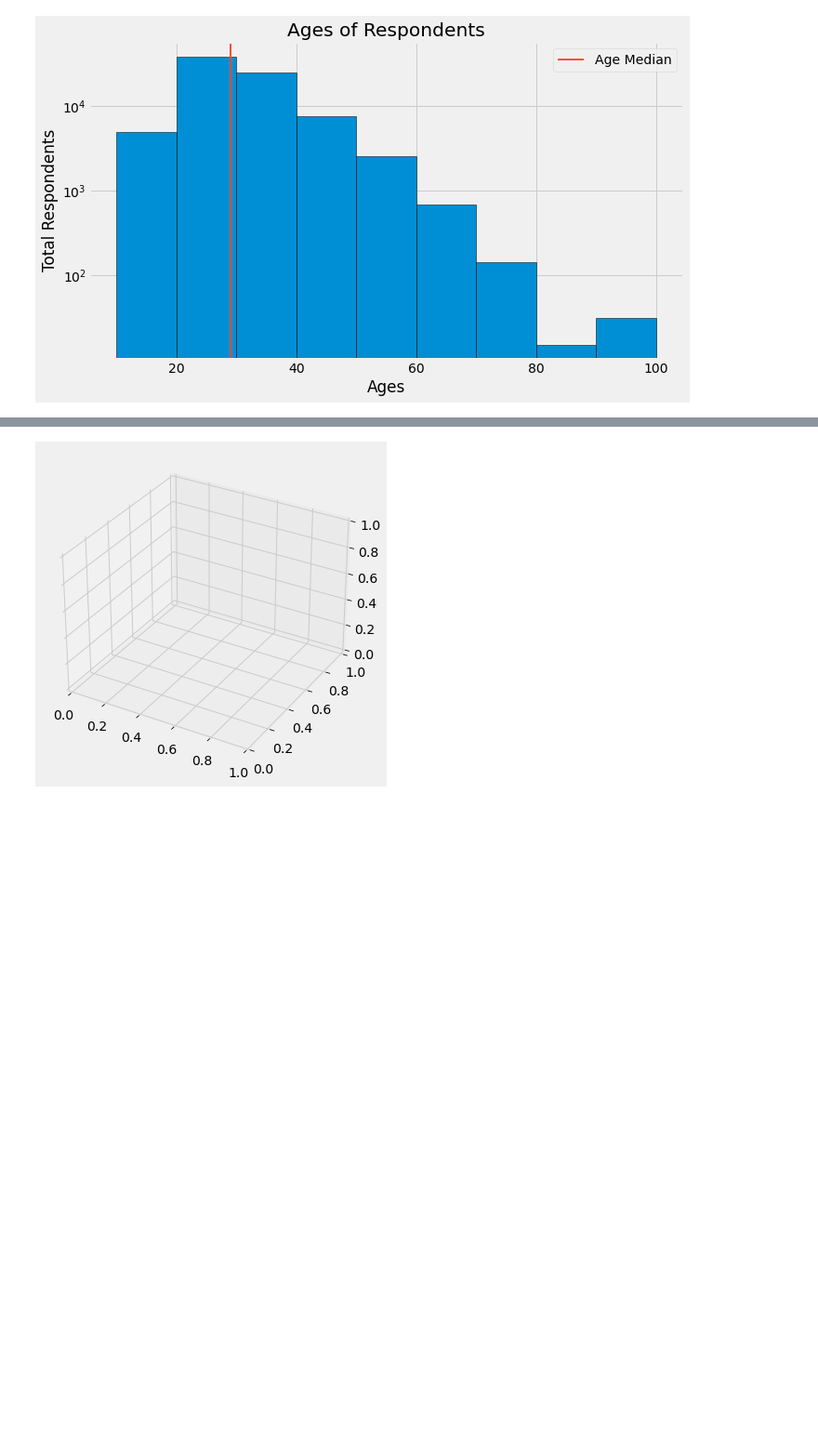
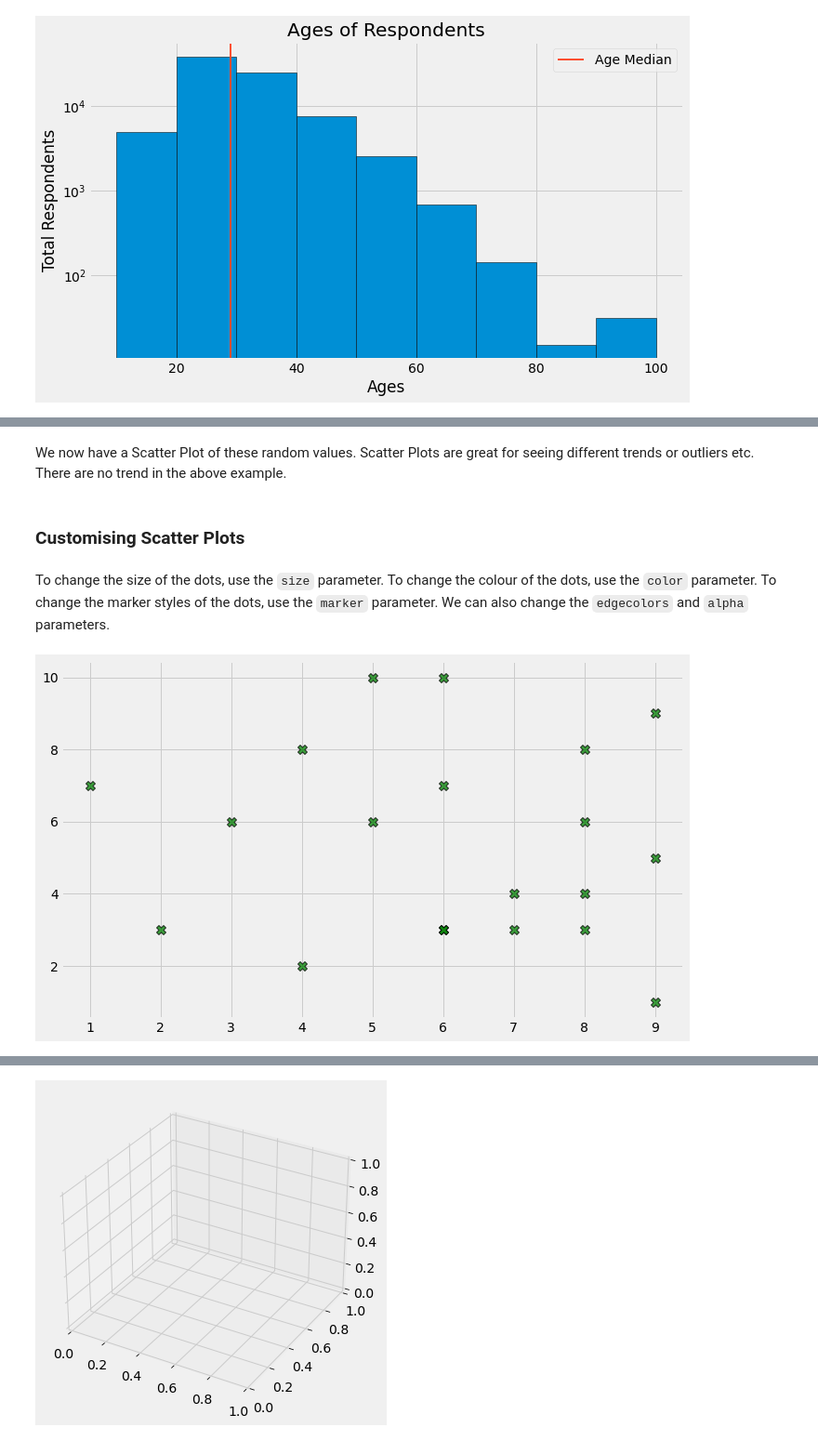
Before and after one commit to Cormac88/Fundamentals-of-Data-Analysis, a Jupyter notebook: pyplot.ipynb, the cells around one changed output, grey strips where cells are left out. Shown at 93% size. Drawn from its saved outputs; the diff is of its cells as text; code cells hidden in the pictures; blank space fills up the shorter version.

```diff
--- a/pyplot.ipynb
+++ b/pyplot.ipynb
@@ -608,0 +622,13 @@ plt.tight_layout()
+# %% [markdown]
+We now have a Scatter Plot of these random values. Scatter Plots are great for seeing different trends or outliers etc. There are no trend in the above example.
+# %% [markdown]
+### Customising Scatter Plots
+# %% [markdown]
+To change the size of the dots, use the `size` parameter. To change the colour of the dots, use the `color` parameter. To change the marker styles of the dots, use the `marker` parameter. We can also change the `edgecolors` and `alpha` parameters.
+# %%
+plt.scatter(x, y, s = 100, c = 'green', marker = 'X', edgecolors = 'black',
+            linewidth = 1, alpha = 0.75)
+
+plt.tight_layout()
+# %% [output]
+[figure, added]
```
Also changed, not shown: parts of 44 cells of this notebook, 3 other files.
